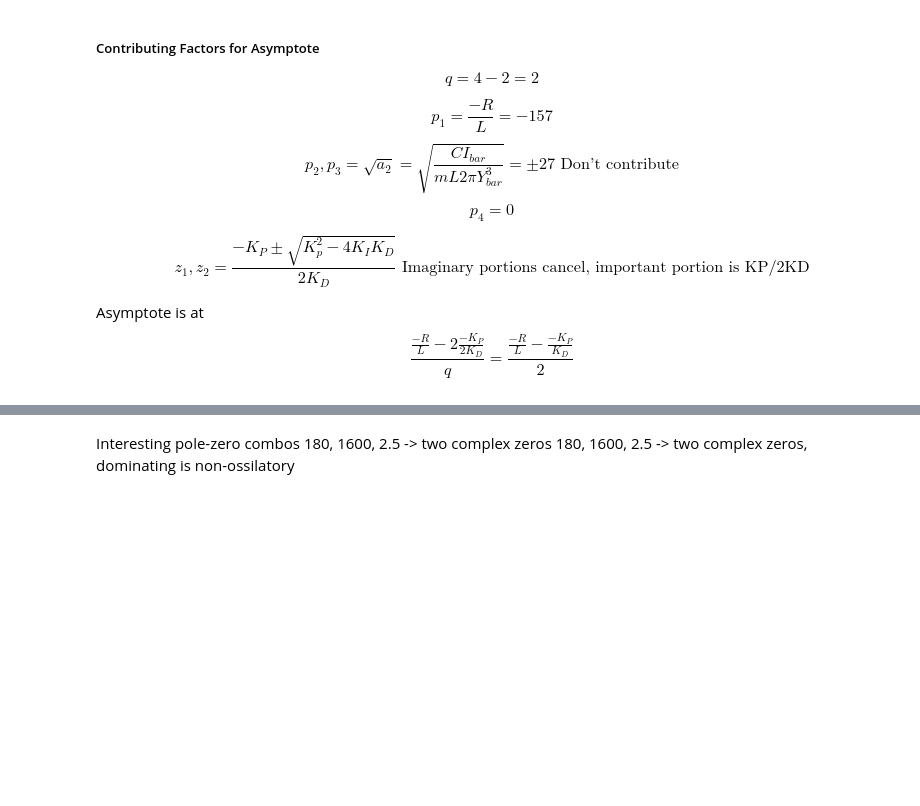
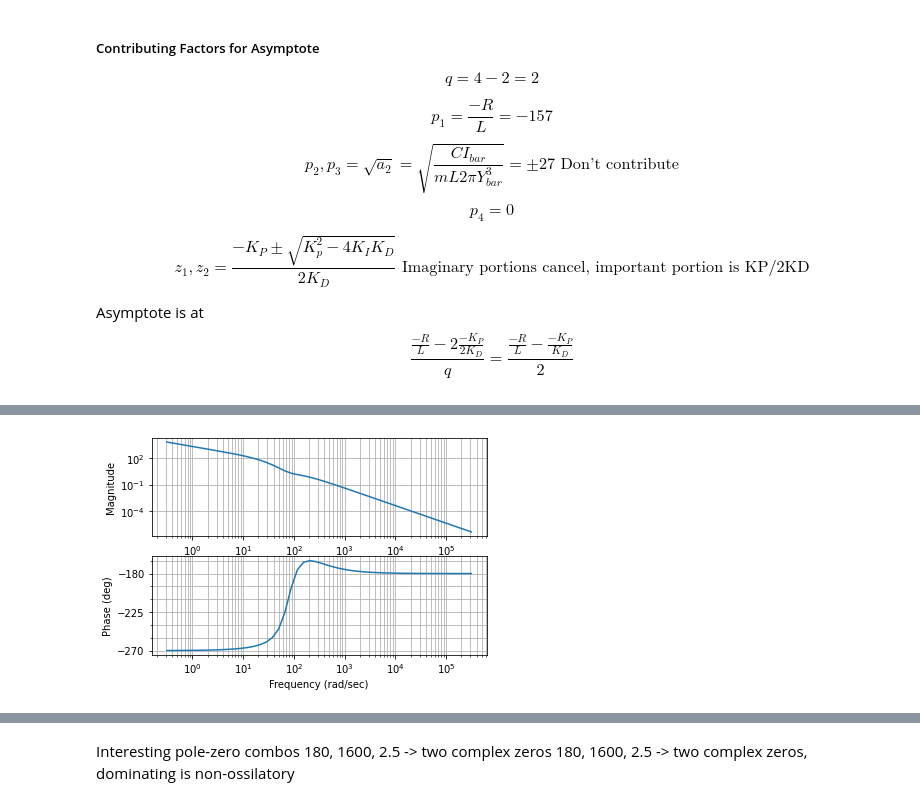
Before and after one commit to AmyPhung/mag-lev-controls, a Jupyter notebook: notebooks/controller_tuning.ipynb, the cells around one changed output, grey strips where cells are left out. Saved outputs shown, nothing was run; the diff lists cells and outputs as text; code cells hidden in the pictures; blank space fills up the shorter version.

```diff
--- a/notebooks/controller_tuning.ipynb
+++ b/notebooks/controller_tuning.ipynb
@@ -99,0 +127,15 @@ plt.show()
+# %%
+k = 1500
+kp = k*180
+ki = k*16000
+kd = k*2.5
+
+
+lti = control.TransferFunction([a1*kd, a1*kp, a1*ki], [L, R, L*a2, R*a2,0])
+
+f = np.logspace(-1,5)
+w = 1*np.pi*f
+mag, phase, w = control.bode(lti,w, dB = False)
+gm, pm, sm, wg, wp, ws = control.stability_margins(lti)
+# %% [output]
+[figure, added]
```
Also changed, not shown: parts of 20 cells of this notebook, 5 other files.
